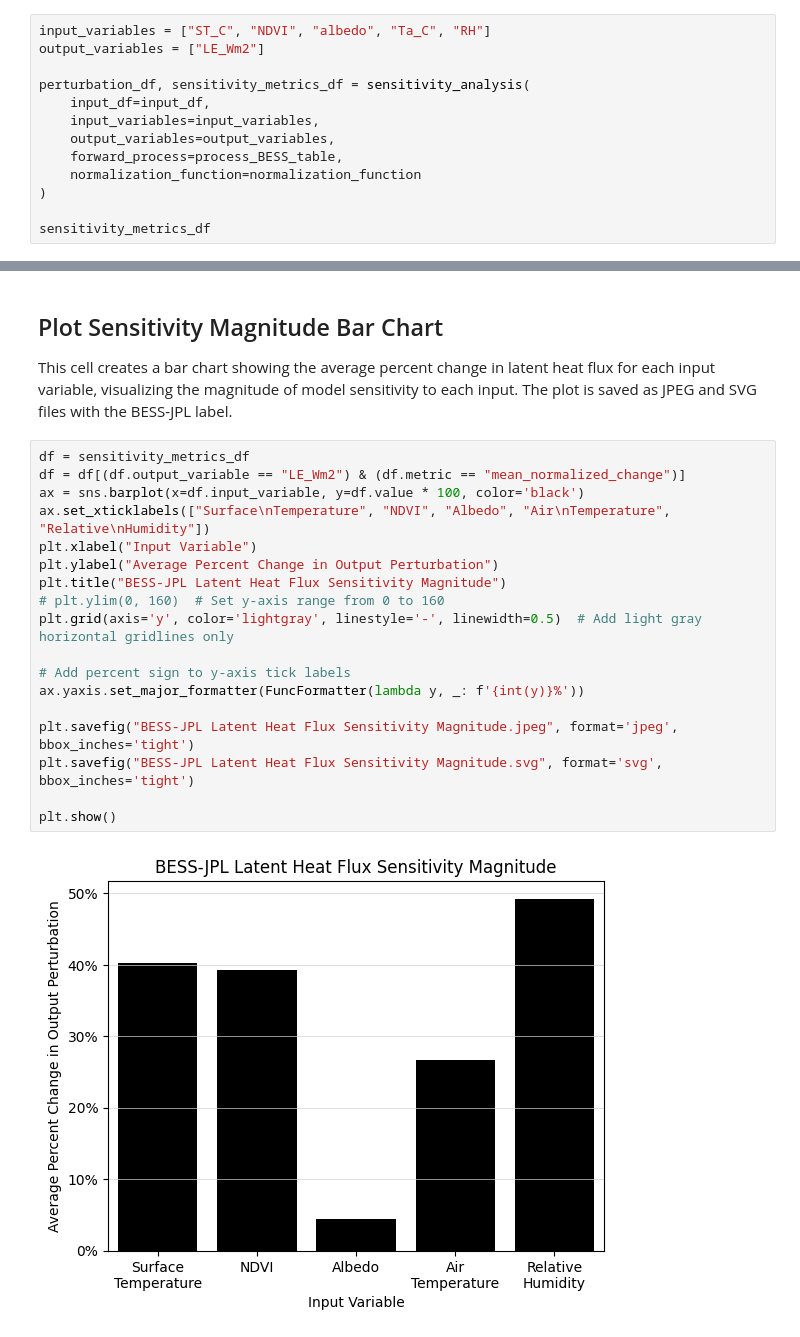
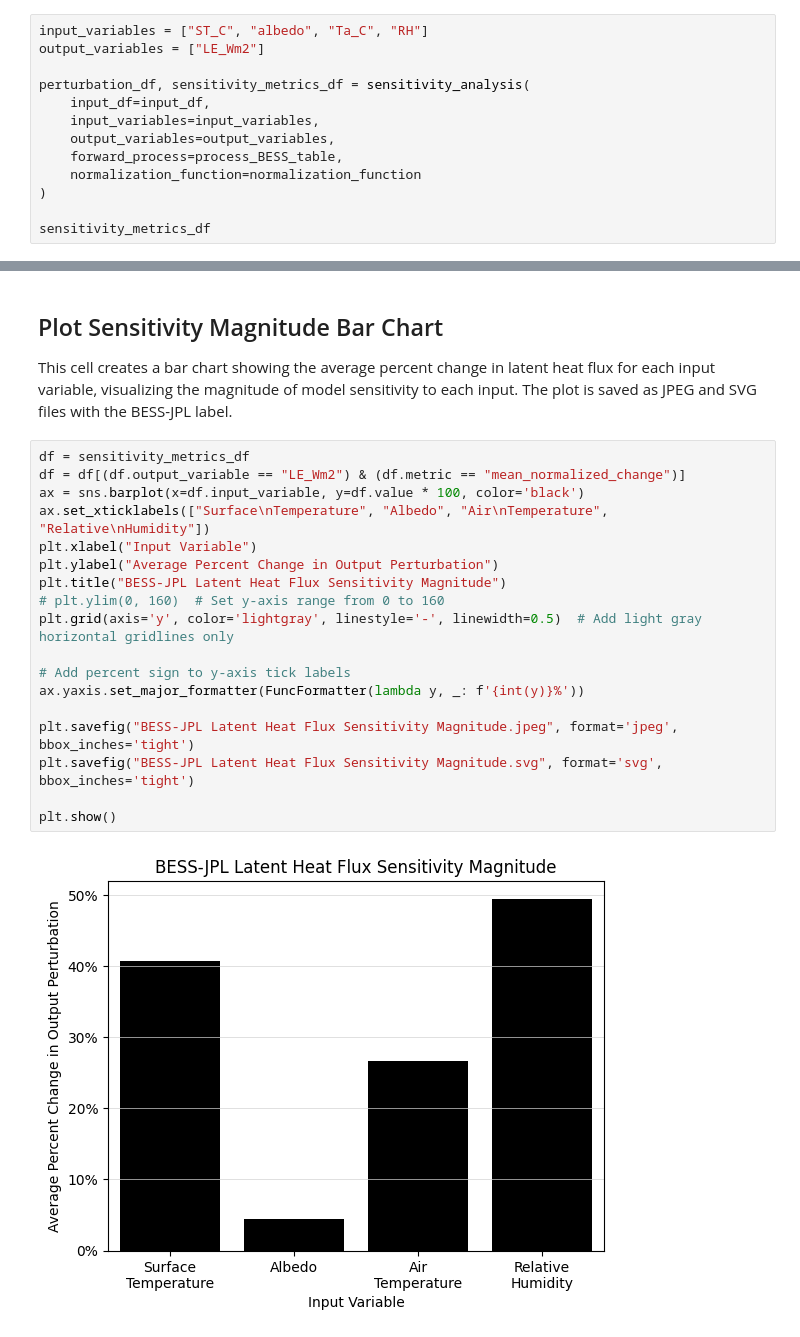
Before and after one commit to JPL-Evapotranspiration-Algorithms/BESS-JPL, a Jupyter notebook: notebooks/BESS-JPL Sensitivity with ECOv002 Cal-Val.ipynb, the cells around one changed output, grey strips where cells are left out. Cells and saved outputs as stored; diff of their text form.

```diff
--- a/notebooks/BESS-JPL Sensitivity with ECOv002 Cal-Val.ipynb
+++ b/notebooks/BESS-JPL Sensitivity with ECOv002 Cal-Val.ipynb
@@ -236,7 +401,7 @@ correlation
 
 This cell performs a comprehensive sensitivity analysis by perturbing several input variables (surface temperature, NDVI, albedo, air temperature, relative humidity) and measuring their effect on latent heat flux. The results are summarized in a DataFrame.
 # %%
-input_variables = ["ST_C", "NDVI", "albedo", "Ta_C", "RH"]
+input_variables = ["ST_C", "albedo", "Ta_C", "RH"]
 output_variables = ["LE_Wm2"]
 
 perturbation_df, sensitivity_metrics_df = sensitivity_analysis(
@@ -333,20 +488,20 @@ This cell creates a bar chart showing the average percent change in latent heat
 # %%
 df = sensitivity_metrics_df
 df = df[(df.output_variable == "LE_Wm2") & (df.metric == "mean_normalized_change")]
 ax = sns.barplot(x=df.input_variable, y=df.value * 100, color='black')
-ax.set_xticklabels(["Surface\nTemperature", "NDVI", "Albedo", "Air\nTemperature", "Relative\nHumidity"])
+ax.set_xticklabels(["Surface\nTemperature", "Albedo", "Air\nTemperature", "Relative\nHumidity"])
 plt.xlabel("Input Variable")
 plt.ylabel("Average Percent Change in Output Perturbation")
 plt.title("BESS-JPL Latent Heat Flux Sensitivity Magnitude")
 # plt.ylim(0, 160)  # Set y-axis range from 0 to 160
 plt.grid(axis='y', color='lightgray', linestyle='-', linewidth=0.5)  # Add light gray horizontal gridlines only
 
 # Add percent sign to y-axis tick labels
 ax.yaxis.set_major_formatter(FuncFormatter(lambda y, _: f'{int(y)}%'))
 
 plt.savefig("BESS-JPL Latent Heat Flux Sensitivity Magnitude.jpeg", format='jpeg', bbox_inches='tight')
 plt.savefig("BESS-JPL Latent Heat Flux Sensitivity Magnitude.svg", format='svg', bbox_inches='tight')
 
 plt.show()
 # %% [output]
-[figure, old version]
+[figure, new version]
```
Also changed, not shown: parts of 24 cells of this notebook, 14 other files.
